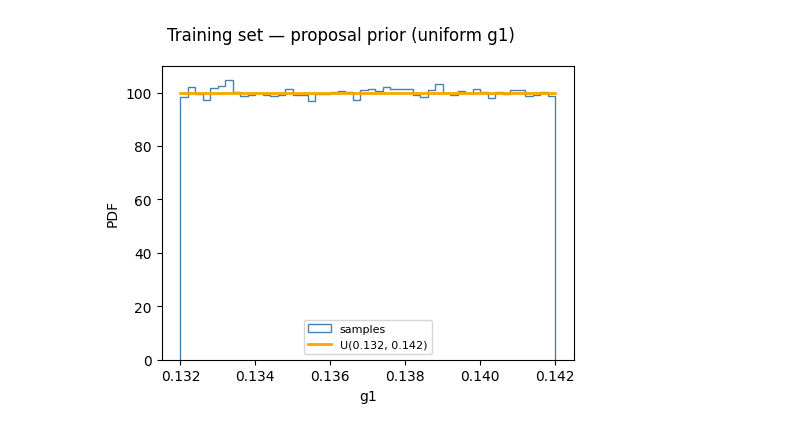
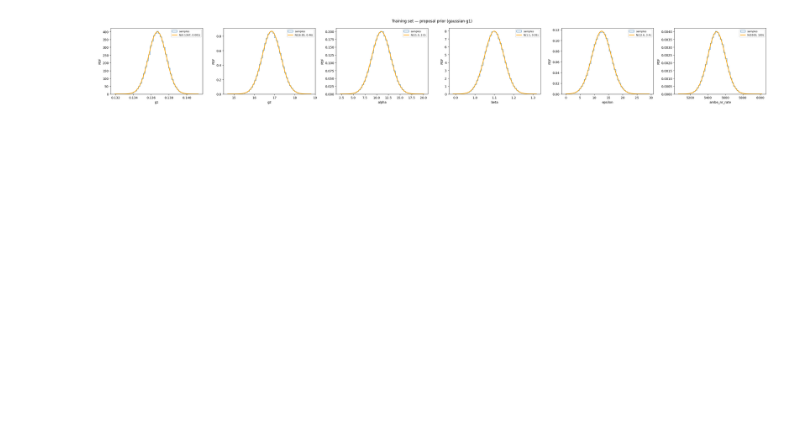
Before and after one commit to XENONnT/appletree, a Jupyter notebook: notebooks/harvest_sims_uniformg1.ipynb, the cells around one changed output. Cells and saved outputs as stored; diff of their text form; code cells hidden in the pictures; blank space fills up the shorter version.

```diff
--- a/notebooks/harvest_sims_uniformg1.ipynb
+++ b/notebooks/harvest_sims_uniformg1.ipynb
@@ -227,9 +198,9 @@ def plot_param_histograms(h5_path, prior_json_path, title):
     plt.show()
 # %%
 plot_param_histograms(
-    h5_path='/home/puehlengt/appletree/notebooks/1_param/training_set/uniformg1/harvested_training_uniformg1.h5',
-    prior_json_path='/home/puehlengt/appletree/notebooks/1_param/training_set/uniformg1/prior_harvested_training_uniformg1.json',
-    title='Training set — proposal prior (uniform g1)',
+    h5_path='/home/puehlengt/appletree/notebooks/6_params/harvested_testsims_6params.h5',
+    prior_json_path='/home/puehlengt/appletree/notebooks/6_params/prior_harvested_testsims_6params.json',
+    title='Training set — proposal prior (gaussian g1)',
 )
 # %% [output]
-[figure, old version]
+[figure, new version]
```
Also changed, not shown: parts of 12 cells of this notebook, 2 other files.
